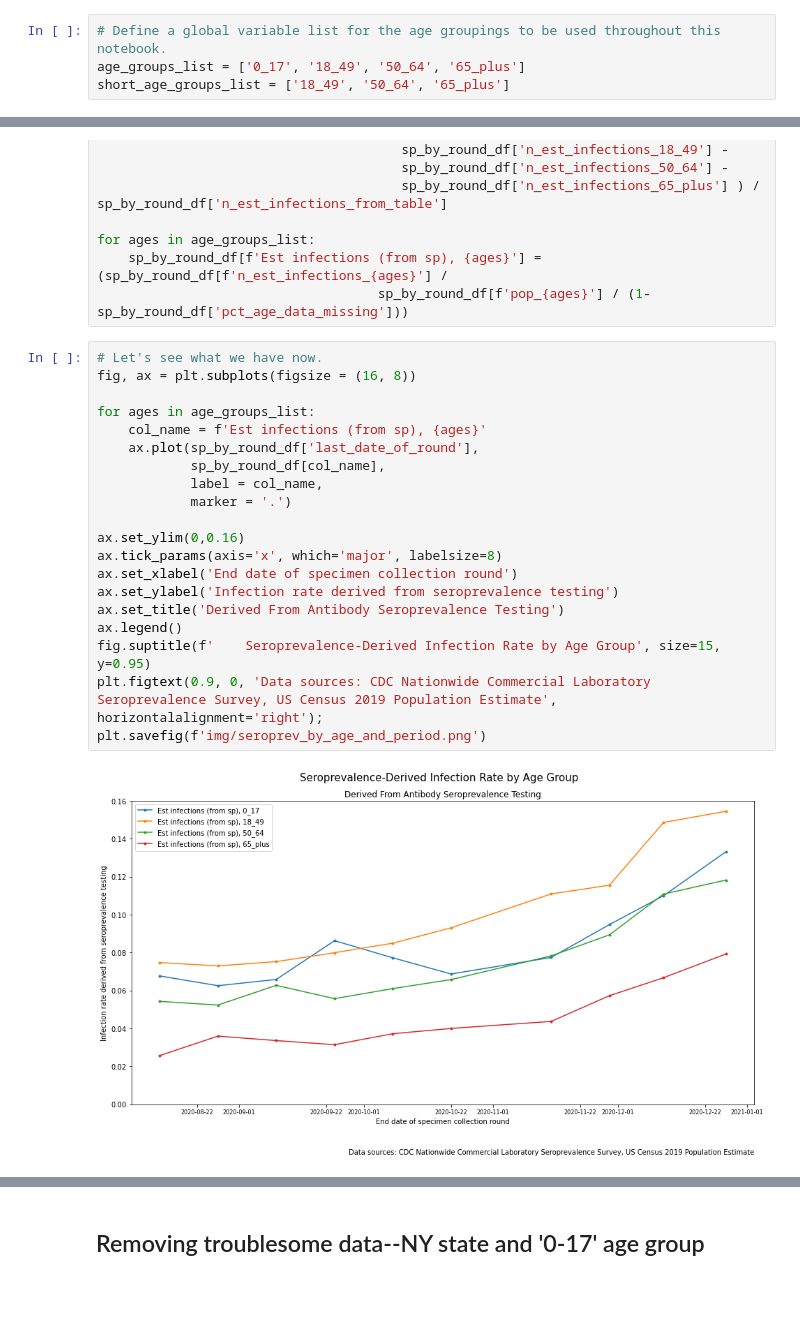
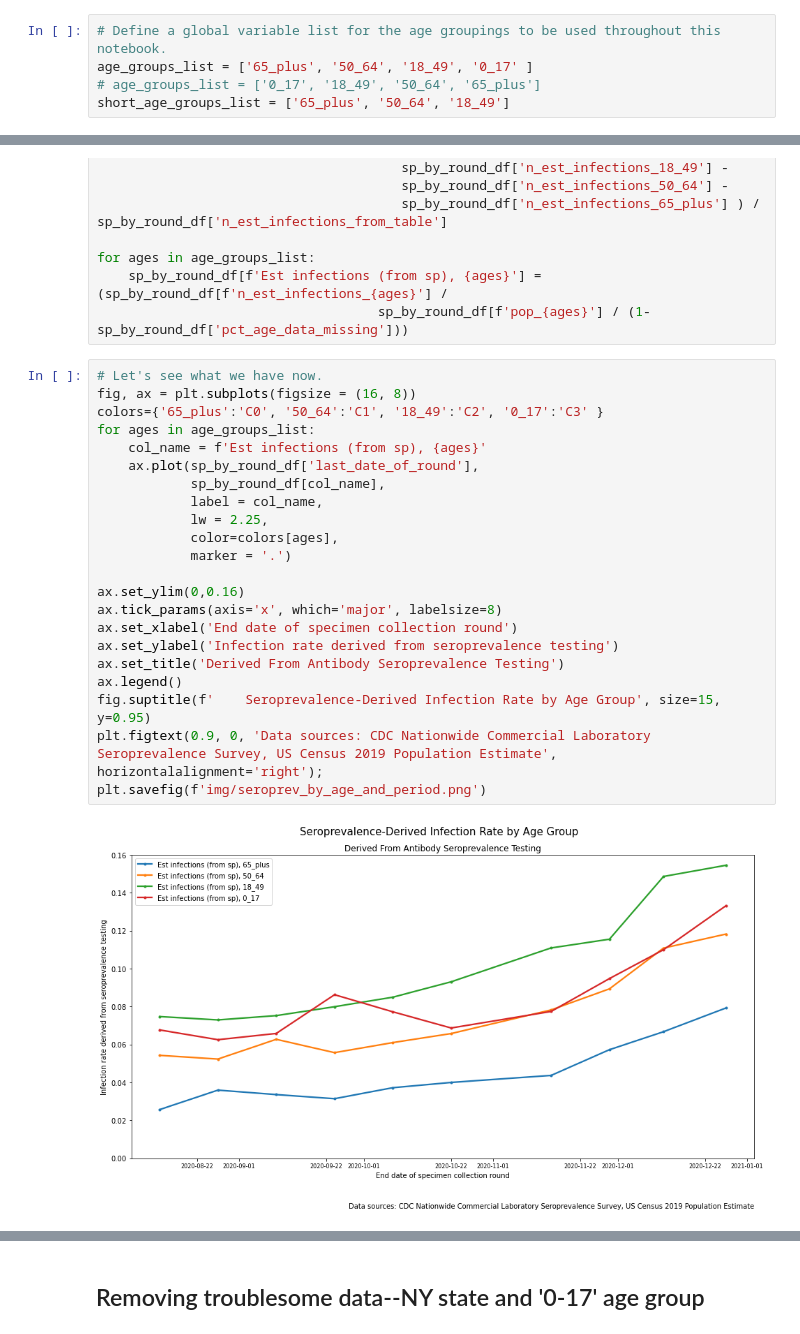
Before and after one commit to salvir1/COVID-19-undercount, a Jupyter notebook: state_and_age_case_vs_seroprev.ipynb, the cells around one changed output, grey strips where cells are left out. Cells and saved outputs as stored; diff of their text form; blank space fills up the shorter version.

```diff
--- a/state_and_age_case_vs_seroprev.ipynb
+++ b/state_and_age_case_vs_seroprev.ipynb
@@ -213,8 +211,9 @@ plt.figtext(0.9, 0.05, 'Data sources: CDC Nationwide Commercial Laboratory Serop
 ## Working with age data
 # %%
 # Define a global variable list for the age groupings to be used throughout this notebook.
-age_groups_list = ['0_17', '18_49', '50_64', '65_plus']
-short_age_groups_list = ['18_49', '50_64', '65_plus']
+age_groups_list = ['65_plus', '50_64', '18_49', '0_17' ]
+# age_groups_list = ['0_17', '18_49', '50_64', '65_plus']
+short_age_groups_list = ['65_plus', '50_64', '18_49']
 # %%
 def point_and_var_calcs(df):
     '''
@@ -349,25 +348,27 @@ for ages in age_groups_list:
 # %%
 # Let's see what we have now.
 fig, ax = plt.subplots(figsize = (16, 8))
-
+colors={'65_plus':'C0', '50_64':'C1', '18_49':'C2', '0_17':'C3' }
 for ages in age_groups_list:
     col_name = f'Est infections (from sp), {ages}'
     ax.plot(sp_by_round_df['last_date_of_round'],
             sp_by_round_df[col_name],
             label = col_name,
+            lw = 2.25,
+            color=colors[ages],
             marker = '.')
 
 ax.set_ylim(0,0.16)
 ax.tick_params(axis='x', which='major', labelsize=8)
 ax.set_xlabel('End date of specimen collection round')
 ax.set_ylabel('Infection rate derived from seroprevalence testing')
 ax.set_title('Derived From Antibody Seroprevalence Testing')
 ax.legend()
 fig.suptitle(f'    Seroprevalence-Derived Infection Rate by Age Group', size=15, y=0.95)
 plt.figtext(0.9, 0, 'Data sources: CDC Nationwide Commercial Laboratory Seroprevalence Survey, US Census 2019 Population Estimate', horizontalalignment='right');
 plt.savefig(f'img/seroprev_by_age_and_period.png')
 # %% [output]
-[figure, old version]
+[figure, new version]
 # %%
 # The time series are mostly well-behaved except the '0-17' line has a couple outliers.
 # A lack of sufficient samples in the '0-17' age group led to no
```
Also changed, not shown: parts of 25 cells of this notebook, 14 other files.
